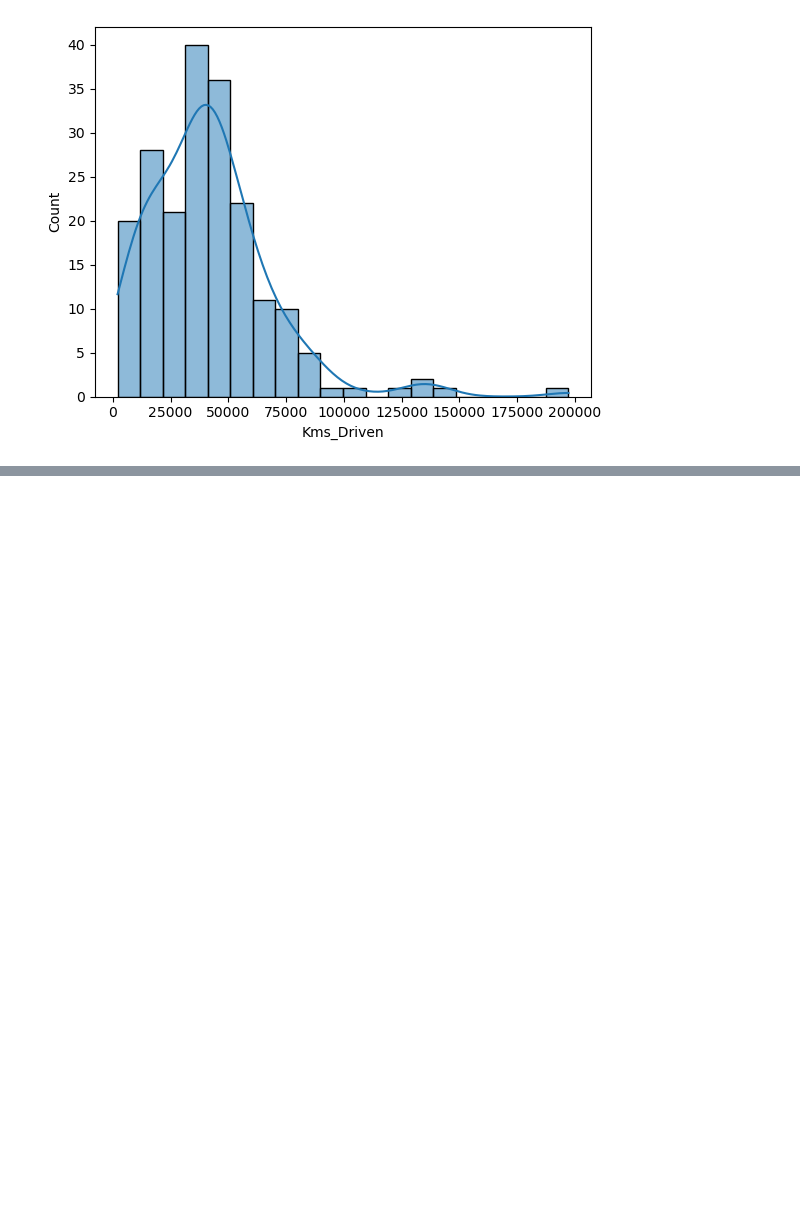
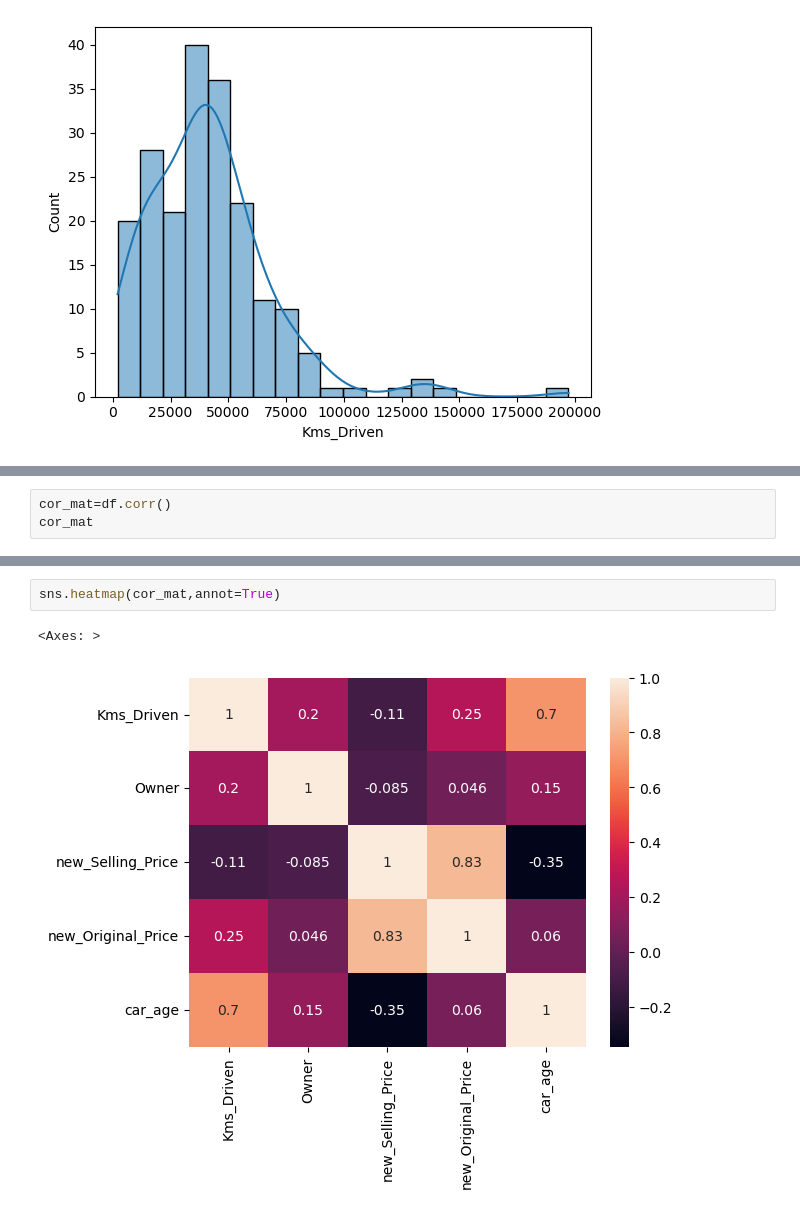
Before and after one commit to nilaykarade/pcce-workshop, a Jupyter notebook: 1 Car data analysis.ipynb, the cells around one changed output, grey strips where cells are left out. Drawn from its saved outputs; the diff is of its cells as text; blank space fills up the shorter version.

```diff
--- a/1 Car data analysis.ipynb
+++ b/1 Car data analysis.ipynb
@@ -244 +240,4 @@ sns.histplot(df['Kms_Driven'],bins=20,kde=True)
 #bivariate data analysis
+# %%
+cor_mat=df.corr()
+cor_mat
@@ -244,0 +251,5 @@ sns.histplot(df['Kms_Driven'],bins=20,kde=True)
+# %%
+sns.heatmap(cor_mat,annot=True)
+# %% [output]
+<Axes: >
+[figure, added]
```
Also changed, not shown: parts of 16 cells of this notebook, 1 other file.
